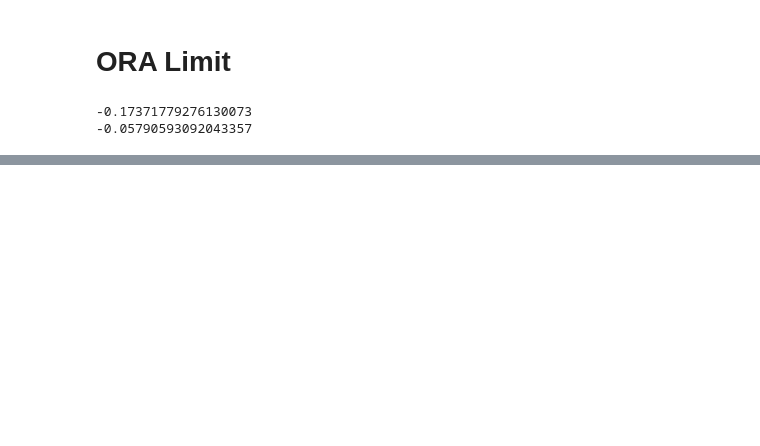
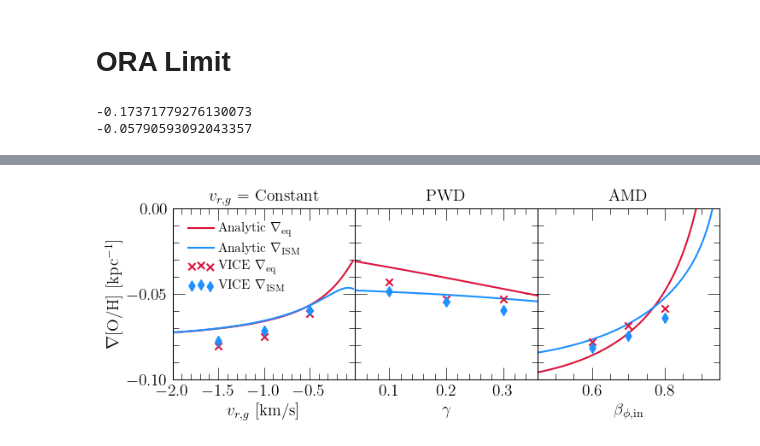
Before and after one commit to giganano/radial-flows, a Jupyter notebook: notebooks/analytic.ipynb, the cells around one changed output, grey strips where cells are left out. Saved outputs shown, nothing was run; the diff lists cells and outputs as text; code cells hidden in the pictures; blank space fills up the shorter version.

```diff
--- a/notebooks/analytic.ipynb
+++ b/notebooks/analytic.ipynb
@@ -1795,0 +934,98 @@ $$
+# %%
+fig = plt.figure(figsize = (7.5, 3))
+axes = []
+for i in range(3):
+    axes.append(fig.add_subplot(131 + i))
+    if i: plt.setp(axes[i].get_yticklabels(), visible = False)
+    axes[i].set_ylim([-0.1, 0.0])
+    axes[i].set_yticks([-0.1, -0.05, 0])
+axes[0].set_ylabel(r"$\nabla$[O/H] [kpc$^{-1}$]")
+
+axes[0].set_title(r"$v_{r,g}$ = Constant")
+axes[0].set_xlabel(r"$v_{r,g}$ [km/s]")
+axes[0].set_xlim([-2, 0])
+axes[0].set_xticks([-2, -1.5, -1, -0.5])
+
+axes[1].set_title(r"PWD")
+axes[1].set_xlabel(r"$\gamma$")
+axes[1].set_xlim([0.04, 0.36])
+
+axes[2].set_title("AMD")
+axes[2].set_xlabel(r"$\beta_{\phi,\text{in}}$")
+axes[2].set_xlim([0.45, 0.95])
+
+numerical_eq = [
+    {-0.5: -0.0616, -1.0: -0.0751, -1.5: -0.0805},
+    {0.1: -0.0428, 0.2: -0.0528, 0.3: -0.0530},
+    {0.8: -0.0584, 0.7: -0.0685, 0.6: -0.0780}
+]
+numerical_ism = [
+    {-0.5: -0.0593, -1.0: -0.0712, -1.5: -0.0775},
+    {0.1: -0.0485, 0.2: -0.0545, 0.3: -0.0597},
+    {0.8: -0.0641, 0.7: -0.0742, 0.6: -0.0816}
+]
+
+xvals = np.linspace(axes[0].get_xlim()[0], axes[0].get_xlim()[1], 100)
+soln = [const().gradeq(4, x) for x in xvals]
+yvals = [_.deqlnzdr / m.log(10) for _ in soln]
+axes[0].plot(xvals, yvals, c = named_colors()["crimson"], label = r"Analytic $\nabla_\text{eq}$")
+yvals = [_.dlnzismdr / m.log(10) for _ in soln]
+axes[0].plot(xvals, yvals, c = named_colors()["dodgerblue"], label = r"Analytic $\nabla_\text{ISM}$")
+
+xvals = np.linspace(axes[1].get_xlim()[0], axes[1].get_xlim()[1], 100)
+soln = [pwd().gradeq(4, pwd.vgas(x)) for x in xvals]
+yvals = [_.deqlnzdr / m.log(10) for _ in soln]
+axes[1].plot(xvals, yvals, c = named_colors()["crimson"], label = r"Analytic $\nabla_\text{eq}$")
+yvals = [_.dlnzismdr / m.log(10) for _ in soln]
+axes[1].plot(xvals, yvals, c = named_colors()["dodgerblue"], label = r"Analytic $\nabla_\text{ISM}$")
+
+inputs.RADIAL_GAS_FLOWS = "angular_momentum_dilution"
+xvals = np.linspace(axes[2].get_xlim()[0], axes[2].get_xlim()[1], 100)
+soln = []
+mw = diskmodel(spec = "insideout")
+for i in range(len(xvals)):
+    driver = angular_momentum_dilution(mw, beta_phi_in = xvals[i], outfilename = None)
+    radii, vgas = driver(13.2)
+    idx = radii.index(8)
+    soln.append(amd().gradeq(4, vgas[idx], betaphiin = xvals[i]))
+yvals = [_.deqlnzdr / m.log(10) for _ in soln]
+axes[2].plot(xvals, yvals, c = named_colors()["crimson"], label = r"Analytic $\nabla_\text{eq}$")
+yvals = [_.dlnzismdr / m.log(10) for _ in soln]
+axes[2].plot(xvals, yvals, c = named_colors()["dodgerblue"], label = r"Analytic $\nabla_\text{ISM}$")
+
+for i in range(len(axes)):
+    kwargs = {
+        "c": named_colors()["crimson"],
+        "marker": markers()["x"],
+        "label": r"VICE $\nabla_\text{eq}$",
+        "zorder": 1000
+    }
+    xvals = numerical_eq[i].keys()
+    yvals = [numerical_eq[i][x] for x in xvals]
+    axes[i].scatter(xvals, yvals, **kwargs)
+    kwargs["c"] = named_colors()["dodgerblue"]
+    kwargs["marker"] = markers()["thin_diamond"]
+    kwargs["label"] = r"VICE $\nabla_\text{ISM}$"
+    xvals = numerical_ism[i].keys()
+    yvals = [numerical_ism[i][x] for x in xvals]
+    axes[i].scatter(xvals, yvals, **kwargs)
+
+kwargs = {
+    "loc": mpl_loc("upper left"),
+    "bbox_to_anchor": (0.02, 0.98),
+    "ncol": 1,
+    "handlelength": 2,
+    "scatterpoints": 3,
+    "fontsize": 11
+}
+leg = axes[0].legend(**kwargs)
+
+plt.tight_layout()
+plt.subplots_adjust(wspace = 0)
+for ext in ["pdf", "jpeg"]:
+    kwargs = {}
+    if ext == "jpeg": kwargs["dpi"] = 200
+    plt.savefig("./analytic/gradients-vs-vice.%s" % (ext), **kwargs)
+plt.show()
+# %% [output]
+[figure, added]
```
Also changed, not shown: parts of 50 cells of this notebook, 5 other files.
